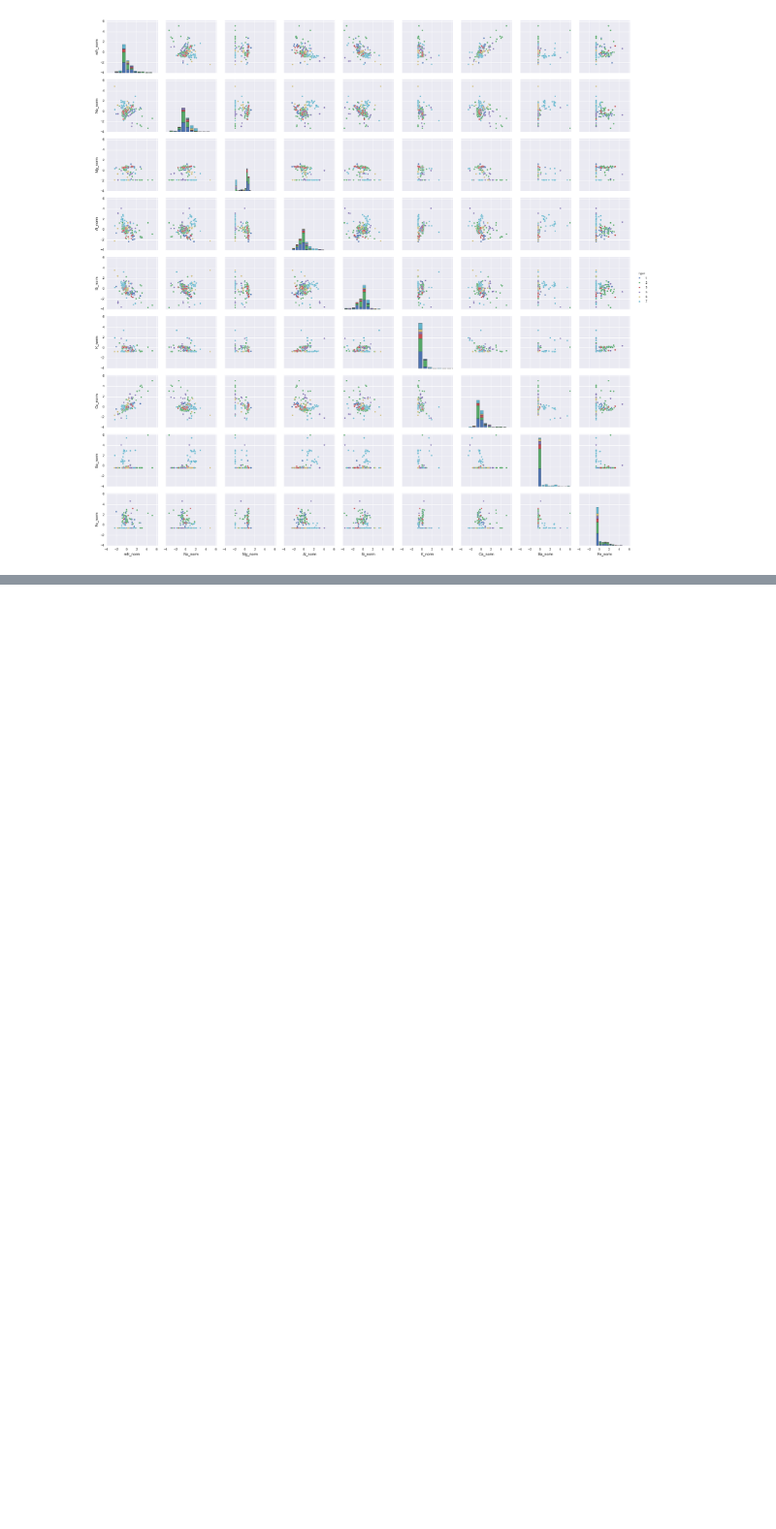
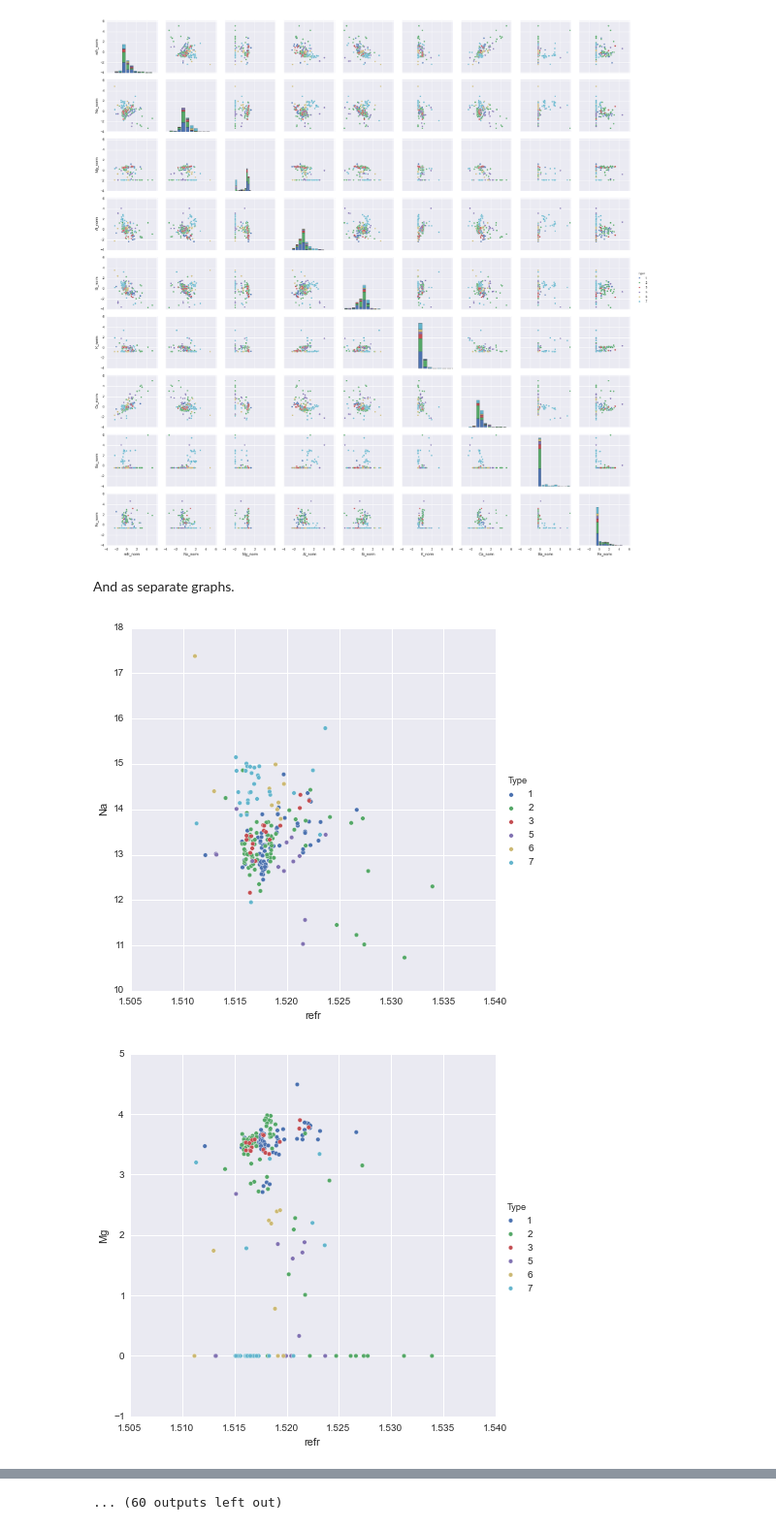
Before and after one commit to dafgar/apm, a Jupyter notebook: ch3.ipynb, the cells around one changed output, grey strips where cells are left out. Shown at 97% size. Cells and saved outputs as stored; diff of their text form; code cells hidden in the pictures; blank space fills up the shorter version.

Commit message:
Switched to jupyter. Added correlation plot.

```diff
--- a/ch3.ipynb
+++ b/ch3.ipynb
@@ -96,3 +102,18 @@ g.set(xlim=(-4, 6.2), ylim=(-4, 6.2))
 # %% [output]
 <seaborn.axisgrid.PairGrid at 0x...>
 [figure]
+# %% [markdown]
+And as separate graphs.
+# %%
+p_len = len(predictors)
+for i in xrange(0, p_len ):
+    for j in xrange(0, p_len):
+        if i == j:
+            continue
+
+        sns.pairplot(glass_data, x_vars=[predictors[i]], y_vars=[predictors[j]], hue='Type',
+                     size=6)
+        plt.show()
+# %% [output]
+[figure, added]
+[figure, added]
@@ -98,0 +130 @@ g.set(xlim=(-4, 6.2), ylim=(-4, 6.2))
+... (60 outputs left out)
```
Also changed, not shown: parts of 10 cells of this notebook.
